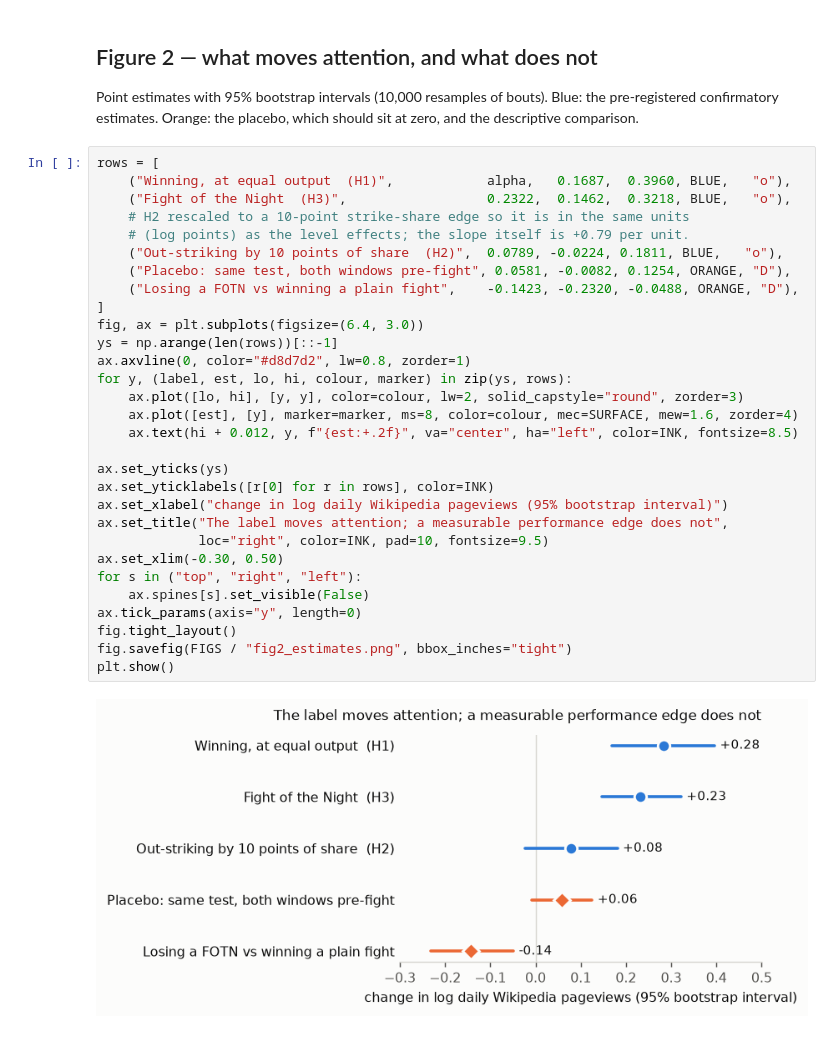
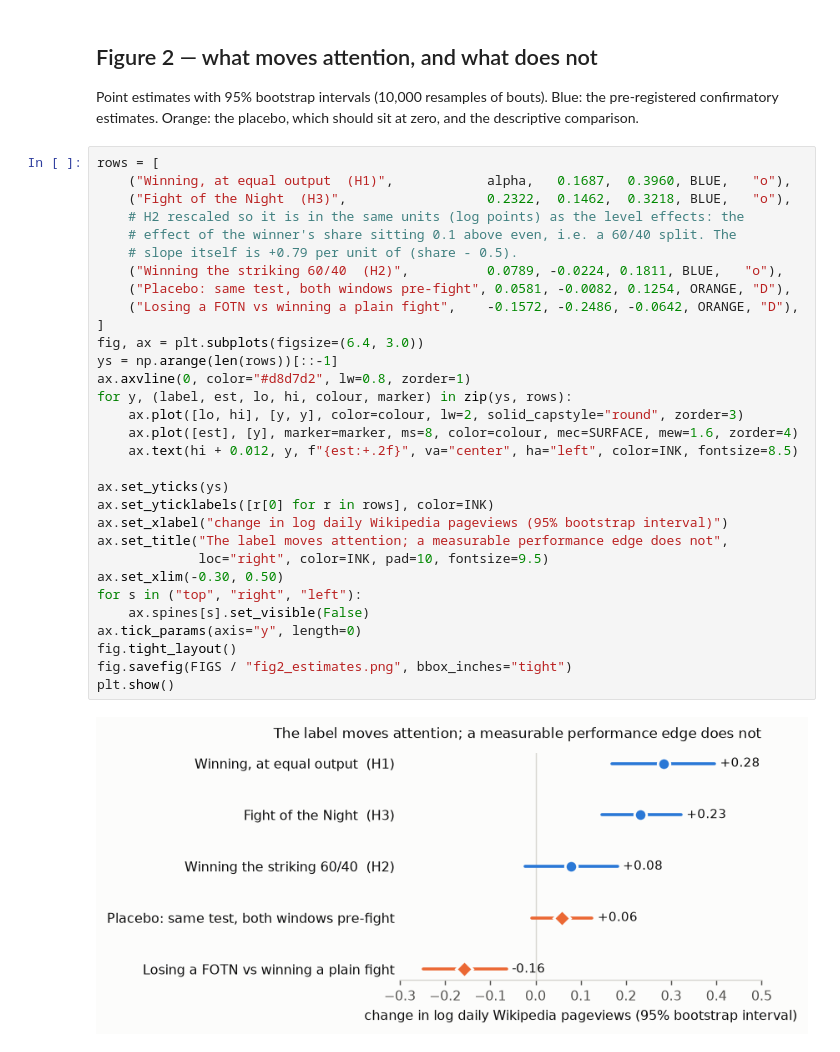
Before and after one commit to baptperr/ssac27-attention-value-of-a-win, a Jupyter notebook: notebooks/abstract.ipynb, the cells around one changed output. Saved outputs shown, nothing was run; the diff lists cells and outputs as text.

```diff
--- a/notebooks/abstract.ipynb
+++ b/notebooks/abstract.ipynb
@@ -95,35 +96,36 @@ sit at zero, and the descriptive comparison.
 # %%
 rows = [
     ("Winning, at equal output  (H1)",            alpha,   0.1687,  0.3960, BLUE,   "o"),
     ("Fight of the Night  (H3)",                  0.2322,  0.1462,  0.3218, BLUE,   "o"),
-    # H2 rescaled to a 10-point strike-share edge so it is in the same units
-    # (log points) as the level effects; the slope itself is +0.79 per unit.
-    ("Out-striking by 10 points of share  (H2)",  0.0789, -0.0224, 0.1811, BLUE,   "o"),
+    # H2 rescaled so it is in the same units (log points) as the level effects: the
+    # effect of the winner's share sitting 0.1 above even, i.e. a 60/40 split. The
+    # slope itself is +0.79 per unit of (share - 0.5).
+    ("Winning the striking 60/40  (H2)",          0.0789, -0.0224, 0.1811, BLUE,   "o"),
     ("Placebo: same test, both windows pre-fight", 0.0581, -0.0082, 0.1254, ORANGE, "D"),
-    ("Losing a FOTN vs winning a plain fight",    -0.1423, -0.2320, -0.0488, ORANGE, "D"),
+    ("Losing a FOTN vs winning a plain fight",    -0.1572, -0.2486, -0.0642, ORANGE, "D"),
 ]
 fig, ax = plt.subplots(figsize=(6.4, 3.0))
 ys = np.arange(len(rows))[::-1]
 ax.axvline(0, color="#d8d7d2", lw=0.8, zorder=1)
 for y, (label, est, lo, hi, colour, marker) in zip(ys, rows):
     ax.plot([lo, hi], [y, y], color=colour, lw=2, solid_capstyle="round", zorder=3)
     ax.plot([est], [y], marker=marker, ms=8, color=colour, mec=SURFACE, mew=1.6, zorder=4)
     ax.text(hi + 0.012, y, f"{est:+.2f}", va="center", ha="left", color=INK, fontsize=8.5)
 
 ax.set_yticks(ys)
 ax.set_yticklabels([r[0] for r in rows], color=INK)
 ax.set_xlabel("change in log daily Wikipedia pageviews (95% bootstrap interval)")
 ax.set_title("The label moves attention; a measurable performance edge does not",
              loc="right", color=INK, pad=10, fontsize=9.5)
 ax.set_xlim(-0.30, 0.50)
 for s in ("top", "right", "left"):
     ax.spines[s].set_visible(False)
 ax.tick_params(axis="y", length=0)
 fig.tight_layout()
 fig.savefig(FIGS / "fig2_estimates.png", bbox_inches="tight")
 plt.show()
 # %% [output]
-[figure, old version]
+[figure, new version]
 # %% [markdown]
 ## Abstract (draft)
 
```
Also changed, not shown: parts of 3 cells of this notebook, 7 other files.
